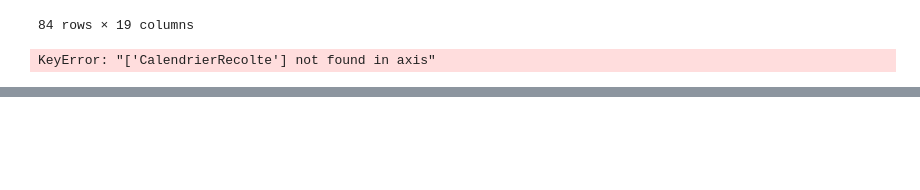
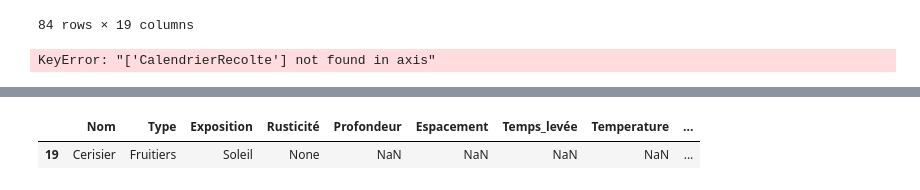
Before and after one commit to Jean-Patrick-Alcolea/Projet-3, a Jupyter notebook: notebooks/marie_jupy.ipynb, the cells around one changed output, grey strips where cells are left out. Drawn from its saved outputs; the diff is of its cells as text; code cells hidden in the pictures; blank space fills up the shorter version.

Commit message:
df_plante final +  recherche + marie_jupy

```diff
--- a/notebooks/marie_jupy.ipynb
+++ b/notebooks/marie_jupy.ipynb
@@ -267,4 +267,5 @@ df_plantes.drop(columns=['Unnamed: 0'], inplace=True)
 # %% [output]
 KeyError: "['CalendrierRecolte'] not found in axis"
 # %%
-pd.read_parquet('../data/df_plantes_w_calendrier.gzip')
+import pandas as pd
+df = pd.read_parquet('../data/df_plantes_w_calendrier.gzip')
@@ -285,2 +272,2 @@ pd.read_parquet('../data/df_plantes_w_calendrier.gzip')
 # %%
-df_plantes
+df['Calendrier_Semis'] = df['Calendrier des semis'].apply(lambda x: x.lower() if isinstance(x, str) else x)
@@ -300,0 +274,7 @@ df_plantes
+# %%
+df['Calendrier_Semis'] = df['Calendrier_Semis'].apply(list_all_months_recol)
+# %%
+df[df['Nom'] == 'Cerisier']
+# %% [output]
+|  | Nom | Type | Exposition | Rusticité | Profondeur | Espacement | Temps_levée | Temperature | ... |
+| 19 | Cerisier | Fruitiers | Soleil | None | NaN | NaN | NaN | NaN | ... |
```
Also changed, not shown: parts of 3 cells of this notebook, 2 other files.
